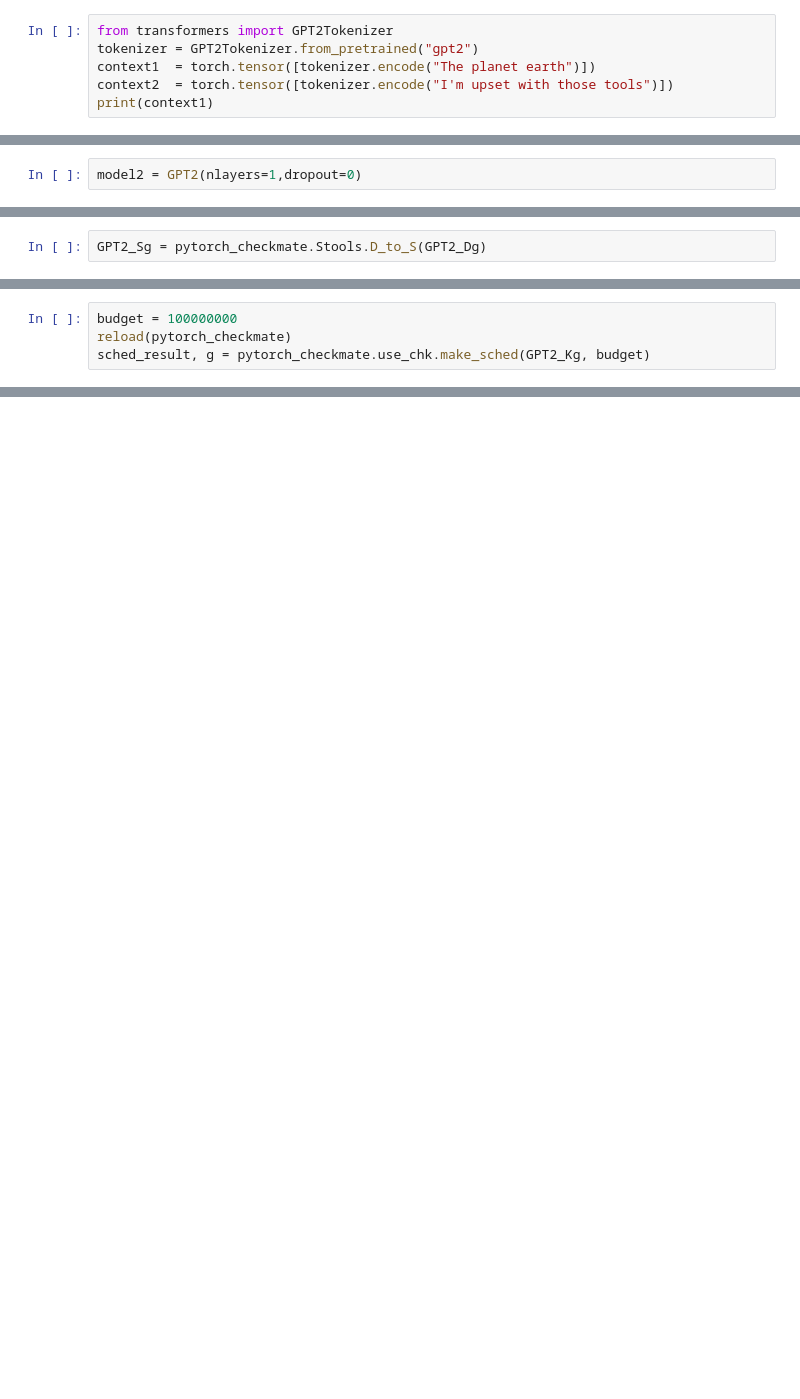
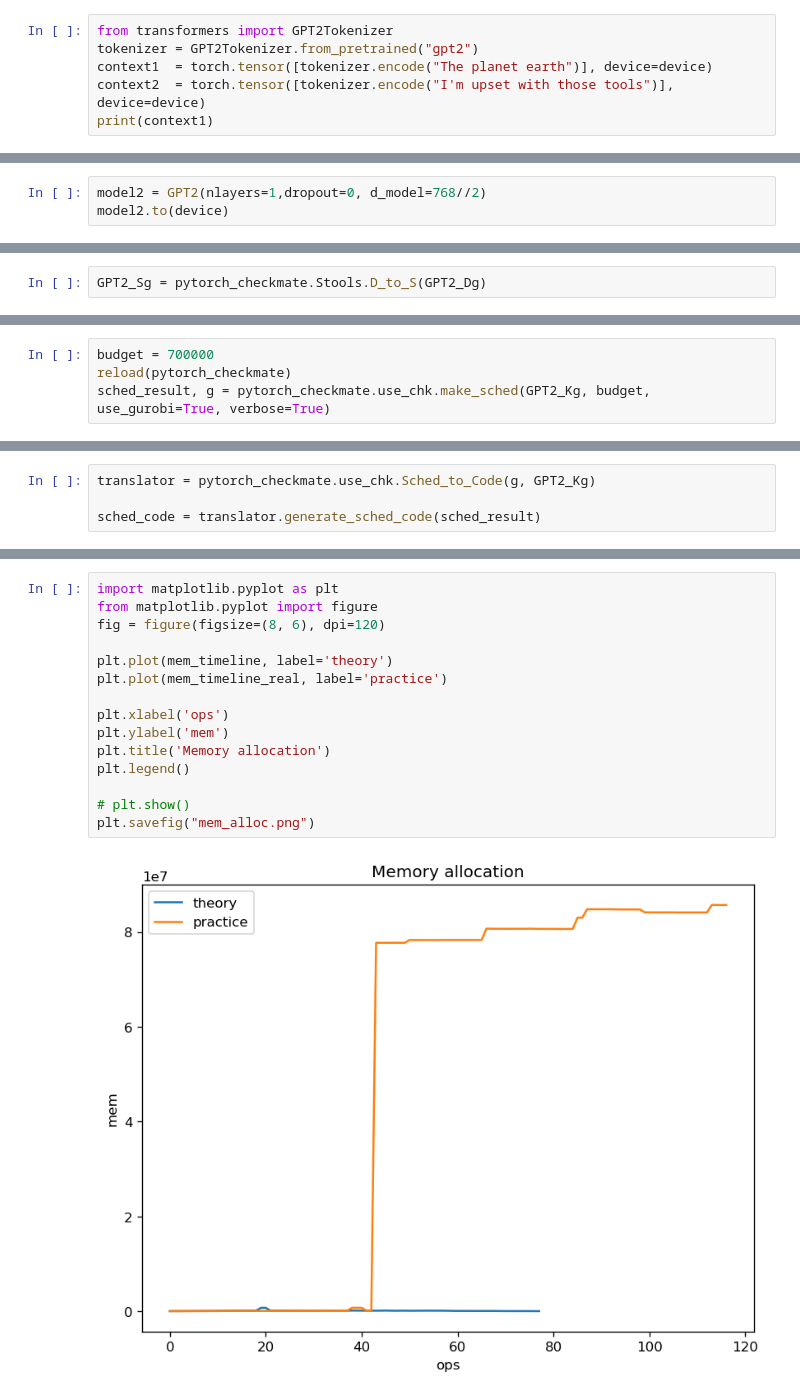
Before and after one commit to topal-team/rockmate, a Jupyter notebook: ex_GPT2.ipynb, the cells around one changed output, grey strips where cells are left out. Cells and saved outputs as stored; diff of their text form; blank space fills up the shorter version.

```diff
--- a/ex_GPT2.ipynb
+++ b/ex_GPT2.ipynb
@@ -152,7 +157,7 @@ class GPT2(nn.Module):
 # %%
 from transformers import GPT2Tokenizer
 tokenizer = GPT2Tokenizer.from_pretrained("gpt2")
-context1  = torch.tensor([tokenizer.encode("The planet earth")])
-context2  = torch.tensor([tokenizer.encode("I'm upset with those tools")])
+context1  = torch.tensor([tokenizer.encode("The planet earth")], device=device)
+context2  = torch.tensor([tokenizer.encode("I'm upset with those tools")], device=device)
 print(context1)
 # %% [output]
@@ -160,2 +165,3 @@ tensor([[ 464, 5440, 4534]])
 # %%
-model2 = GPT2(nlayers=1,dropout=0)
+model2 = GPT2(nlayers=1,dropout=0, d_model=768//2)
+model2.to(device)
@@ -209,5 +204,5 @@ pytorch_checkmate.Ktools.print_K_graph(GPT2_Kg)
 # %%
-budget = 100000000
+budget = 700000
 reload(pytorch_checkmate)
-sched_result, g = pytorch_checkmate.use_chk.make_sched(GPT2_Kg, budget)
+sched_result, g = pytorch_checkmate.use_chk.make_sched(GPT2_Kg, budget, use_gurobi=True, verbose=True)
 # %% [output]
@@ -230,0 +219,4 @@ The default method 'highs' will be used in this case.
+# %%
+translator = pytorch_checkmate.use_chk.Sched_to_Code(g, GPT2_Kg)
+
+sched_code = translator.generate_sched_code(sched_result)
@@ -230,0 +356,17 @@ The default method 'highs' will be used in this case.
+# %%
+import matplotlib.pyplot as plt
+from matplotlib.pyplot import figure
+fig = figure(figsize=(8, 6), dpi=120)
+
+plt.plot(mem_timeline, label='theory')
+plt.plot(mem_timeline_real, label='practice')
+
+plt.xlabel('ops')
+plt.ylabel('mem')
+plt.title('Memory allocation')
+plt.legend()
+
+# plt.show()
+plt.savefig("mem_alloc.png")
+# %% [output]
+[figure, added]
```
Also changed, not shown: parts of 20 cells of this notebook, 1 other file.
